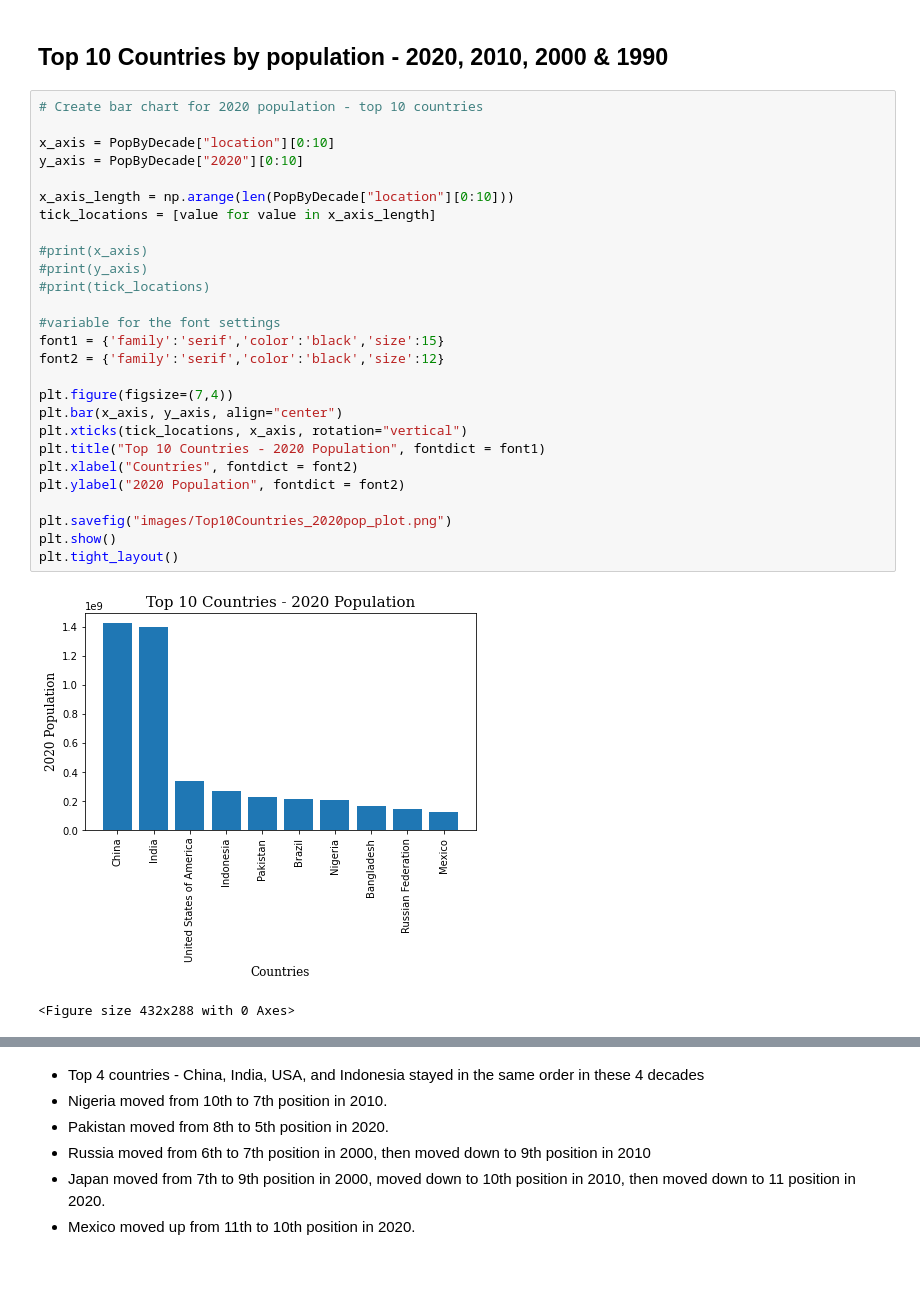
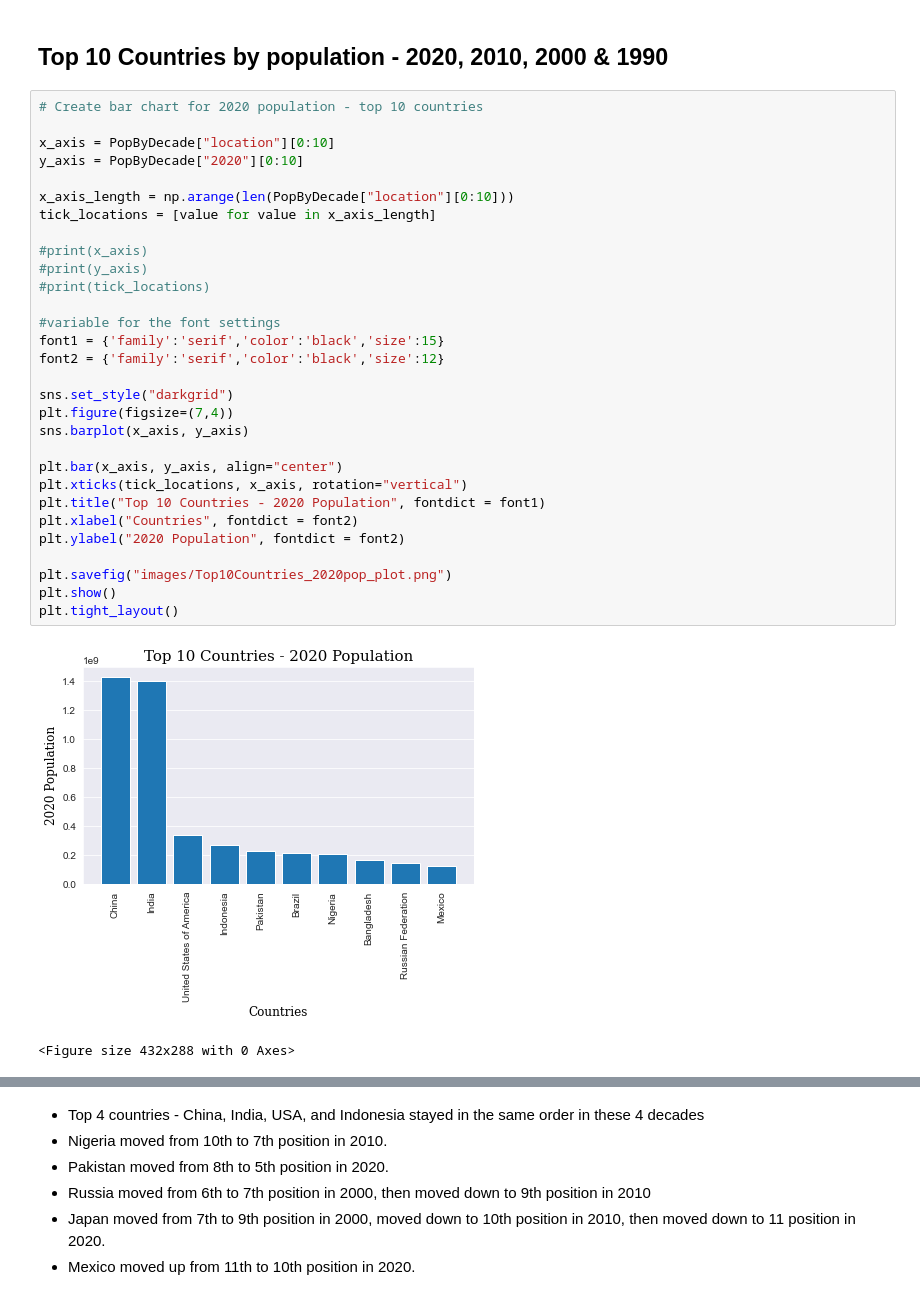
Before and after one commit to JLCessaty/DataTheExplorer, a Jupyter notebook: worldPopulation.ipynb, the cells around one changed output, grey strips where cells are left out. Saved outputs shown, nothing was run; the diff lists cells and outputs as text; blank space fills up the shorter version.

Commit message:
seaborn added for coloring the bar chart

```diff
--- a/worldPopulation.ipynb
+++ b/worldPopulation.ipynb
@@ -384,32 +385,35 @@ PopByDecade
 # %%
 # Create bar chart for 2020 population - top 10 countries
 
 x_axis = PopByDecade["location"][0:10]
 y_axis = PopByDecade["2020"][0:10]
 
 x_axis_length = np.arange(len(PopByDecade["location"][0:10]))
 tick_locations = [value for value in x_axis_length]
 
 #print(x_axis)
 #print(y_axis)
 #print(tick_locations)
 
 #variable for the font settings
 font1 = {'family':'serif','color':'black','size':15}
 font2 = {'family':'serif','color':'black','size':12}
 
+sns.set_style("darkgrid")
 plt.figure(figsize=(7,4))
+sns.barplot(x_axis, y_axis)
+
 plt.bar(x_axis, y_axis, align="center")
 plt.xticks(tick_locations, x_axis, rotation="vertical")
 plt.title("Top 10 Countries - 2020 Population", fontdict = font1)
 plt.xlabel("Countries", fontdict = font2)
 plt.ylabel("2020 Population", fontdict = font2)
 
 plt.savefig("images/Top10Countries_2020pop_plot.png")
 plt.show()
 plt.tight_layout()
 # %% [output]
-[figure, old version]
+[figure, new version]
 <Figure size 432x288 with 0 Axes>
 # %%
 #Sorting population based on year = 2010
```
Also changed, not shown: parts of 24 cells of this notebook, 26 other files.
